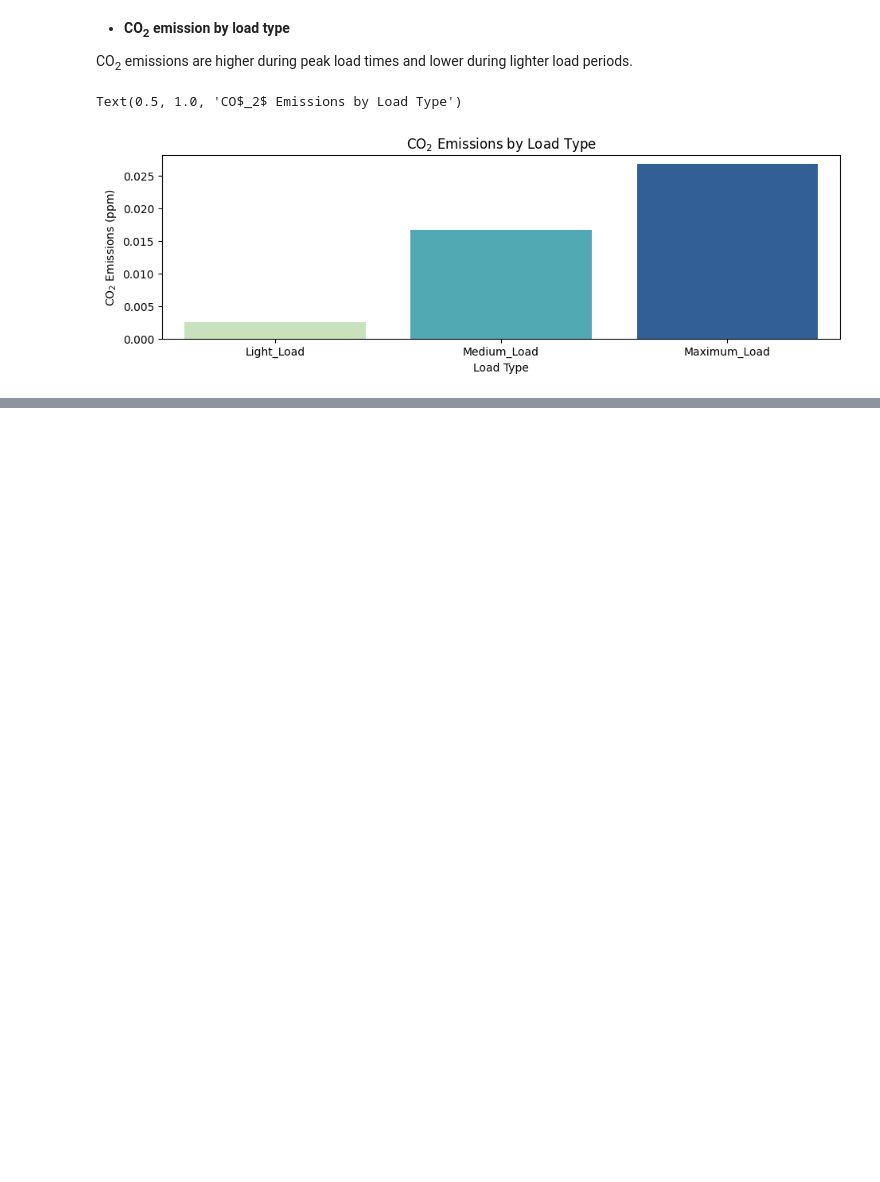
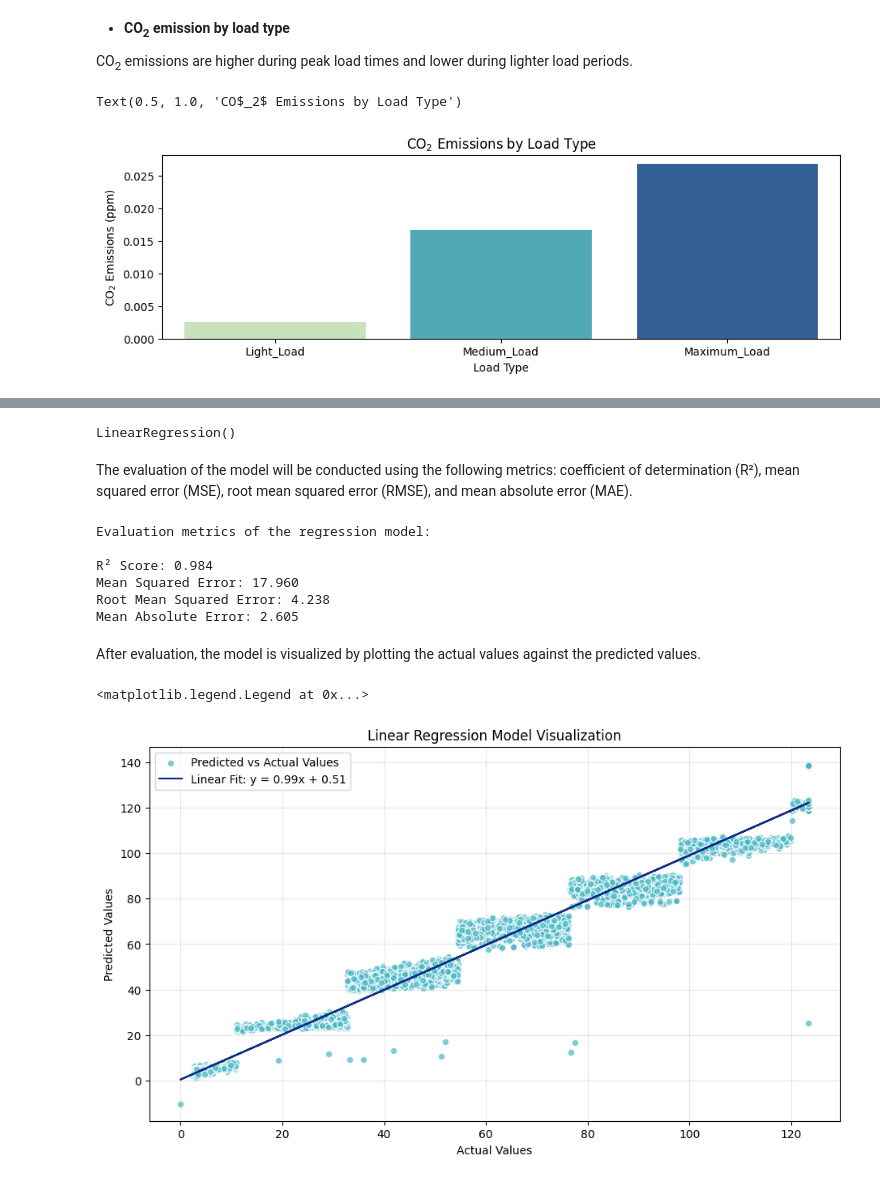
Before and after one commit to herrerovir/Steel-industry-energy-consumption-forecasting, a Jupyter notebook: Steel-industry-energy-consumption-forecasting.ipynb, the cells around one changed output, grey strips where cells are left out. Drawn from its saved outputs; the diff is of its cells as text; code cells hidden in the pictures; blank space fills up the shorter version.

Commit message:
Build liner regression model

```diff
--- a/Steel-industry-energy-consumption-forecasting.ipynb
+++ b/Steel-industry-energy-consumption-forecasting.ipynb
@@ -622,0 +629,3 @@ Text(0.5, 1.0, 'CO$_2$ Emissions by Load Type')
+# %%
+energy_consumption = pd.get_dummies(energy_consumption, drop_first = True)
+energy_consumption.head()
@@ -622,0 +672,14 @@ Text(0.5, 1.0, 'CO$_2$ Emissions by Load Type')
+# %%
+from sklearn.linear_model import LinearRegression
+from sklearn.metrics import mean_squared_error, mean_absolute_error
+
+# Create the linear regression model
+linear_regression_model = LinearRegression()
+# Train the model with the training set
+linear_regression_model.fit(X_train, y_train)
+# Make predictions using the model on test set
+y_pred = linear_regression_model.predict(X_test)
+# %% [output]
+LinearRegression()
+# %% [markdown]
+The evaluation of the model will be conducted using the following metrics: coefficient of determination (R²), mean squared error (MSE), root mean squared error (RMSE), and mean absolute error (MAE).
@@ -622,0 +692,40 @@ Text(0.5, 1.0, 'CO$_2$ Emissions by Load Type')
+# %%
+# Print the results
+print("Evaluation metrics of the regression model:\n")
+print(f"R² Score: {r2_score:.3f}")
+print(f"Mean Squared Error: {mse:.3f}")
+print(f"Root Mean Squared Error: {rmse:.3f}")
+print(f"Mean Absolute Error: {mae:.3f}")
+# %% [output]
+Evaluation metrics of the regression model:
+
+R² Score: 0.984
+Mean Squared Error: 17.960
+Root Mean Squared Error: 4.238
+Mean Absolute Error: 2.605
+# %% [markdown]
+After evaluation, the model is visualized by plotting the actual values against the predicted values.
+# %%
+# Assigning actual and predicted values
+x = y_test
+y = y_pred
+
+# Calculate the parameters of the linear regression
+m, b = np.polyfit(x, y, 1)
+
+plt.figure(figsize = (11, 6))
+
+# Scatter plot of actual vs. predicted values
+plt.scatter(x, y, color = "#41b6c4", label = "Predicted vs Actual Values", alpha = 0.7, edgecolors = "white")
+
+# Plot the linear regression line
+plt.plot(x, m * x + b, color = "#0c2c84", label = f"Linear Fit: y = {m:.2f}x + {b:.2f}")
+
+plt.xlabel("Actual Values")
+plt.ylabel("Predicted Values")
+plt.title("Linear Regression Model Visualization")
+plt.grid(alpha = 0.3)
+plt.legend()
+# %% [output]
+<matplotlib.legend.Legend at 0x...>
+[figure, added]
```
Also changed, not shown: parts of 6 cells of this notebook.
